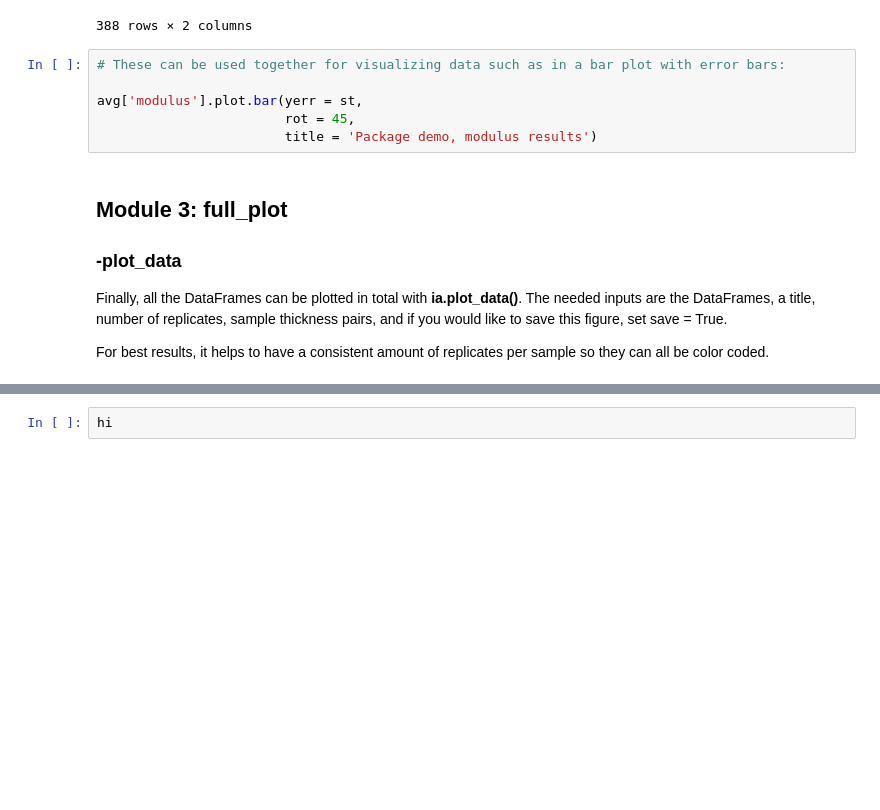
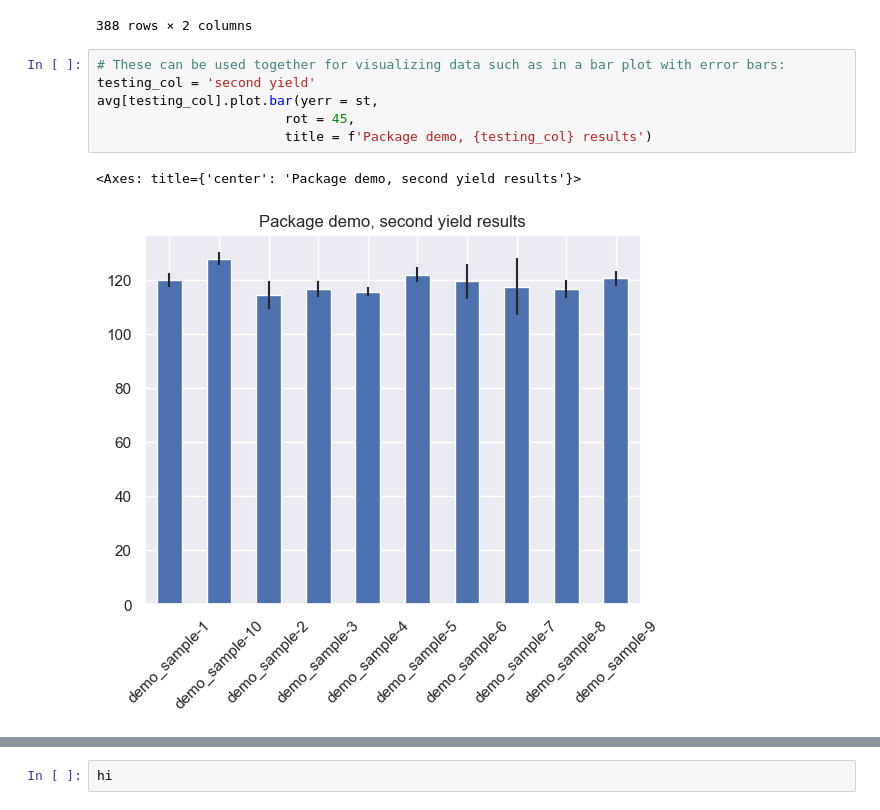
Before and after one commit to tomtex-zach/instron_analysis_repo, a Jupyter notebook: pkg demo/package demo.ipynb, the cells around one changed output, grey strips where cells are left out. Cells and saved outputs as stored; diff of their text form; blank space fills up the shorter version.

```diff
--- a/pkg demo/package demo.ipynb
+++ b/pkg demo/package demo.ipynb
@@ -245,14 +245,10 @@ dfs[33]
 388 rows × 2 columns
 # %%
 # These can be used together for visualizing data such as in a bar plot with error bars:
-
-avg['modulus'].plot.bar(yerr = st,
+testing_col = 'second yield'
+avg[testing_col].plot.bar(yerr = st,
                         rot = 45,
-                        title = 'Package demo, modulus results')
+                        title = f'Package demo, {testing_col} results')
+# %% [output]
+<Axes: title={'center': 'Package demo, second yield results'}>
+[figure, added]
-# %% [markdown]
-## Module 3: full_plot
-### -plot_data
-
-Finally, all the DataFrames can be plotted in total with <b>ia.plot_data()</b>. The needed inputs are the DataFrames, a title, number of replicates, sample thickness pairs, and if you would like to save this figure, set save = True.
-
-For best results, it helps to have a consistent amount of replicates per sample so they can all be color coded.
```
Also changed, not shown: parts of 3 cells of this notebook, 11 other files.
